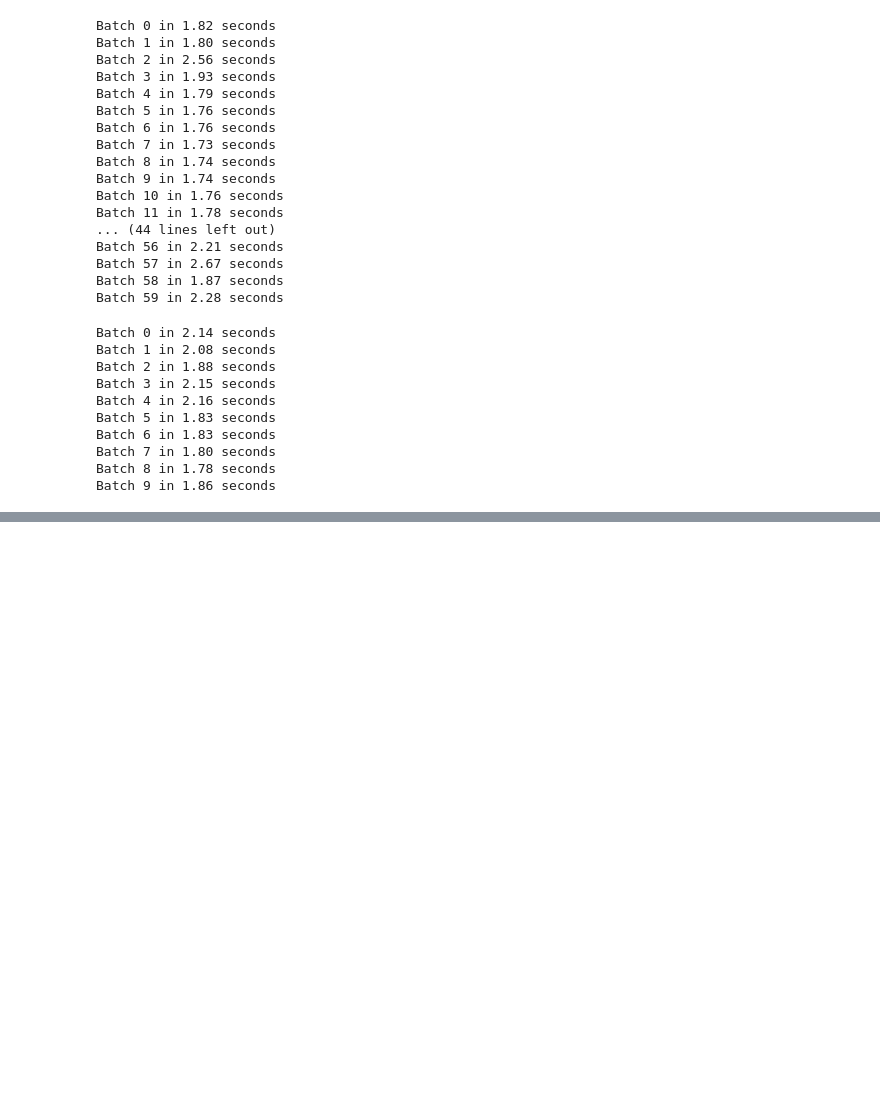
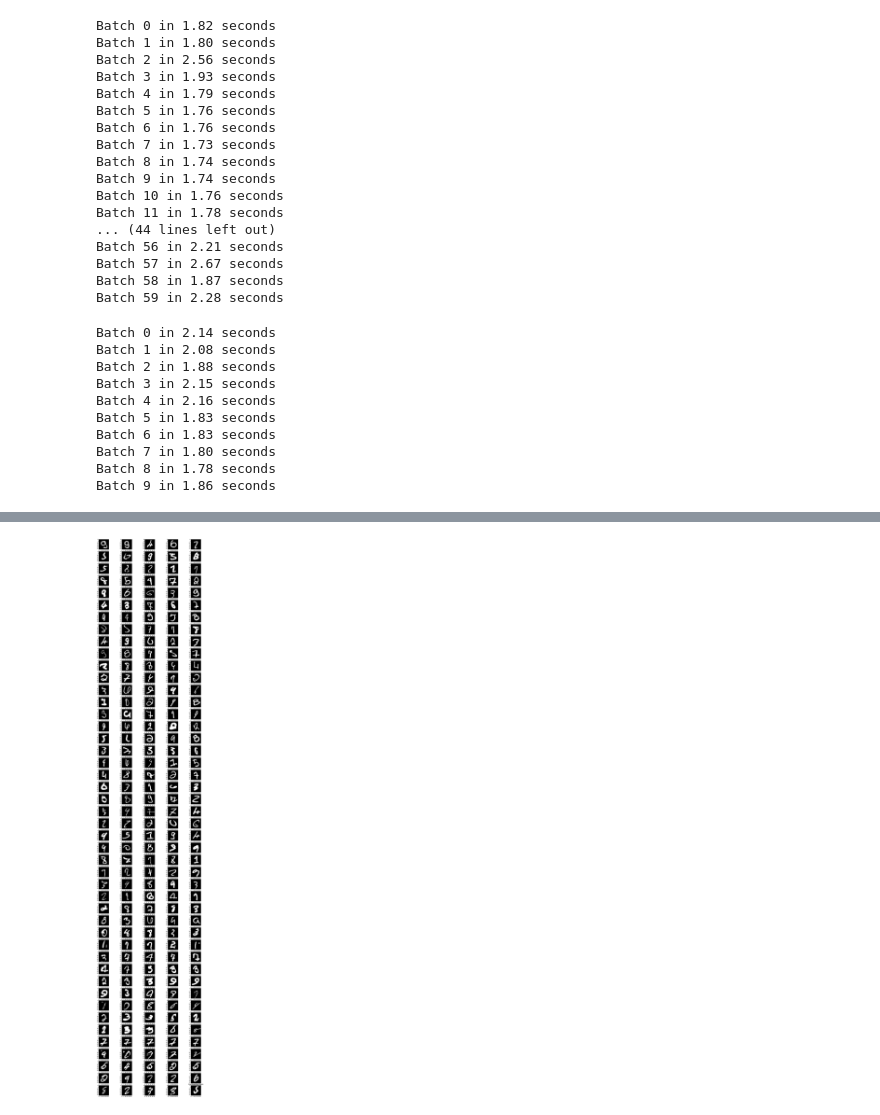
Before and after one commit to jeffschecter/sandbox, a Jupyter notebook: MNIST.ipynb, the cells around one changed output, grey strips where cells are left out. Drawn from its saved outputs; the diff is of its cells as text; code cells hidden in the pictures; blank space fills up the shorter version.

Commit message:
visualize incorrect labels

```diff
--- a/MNIST.ipynb
+++ b/MNIST.ipynb
@@ -292,0 +295,20 @@ model_labels = clf.predict(hidden_test)
+# %%
+misses = test_im[(model_labels != test_labels)]
+miss_test_labels = test_labels[(model_labels != test_labels)]
+miss_guess_labels = model_labels[(model_labels != test_labels)]
+# %%
+from matplotlib import cm
+
+figsize(16, 80)
+_, axes = plt.subplots(46, 5)
+axes = axes.reshape(230)
+
+for x in xrange(len(misses)):
+    im = misses[x]
+    test_label = miss_test_labels[x]
+    guess_label = miss_guess_labels[x]
+    ax = axes[x]
+    ax.imshow(im, cmap=cm.gray)
+plt.show()
+# %% [output]
+[figure, added]
```
Also changed, not shown: parts of 3 cells of this notebook.
